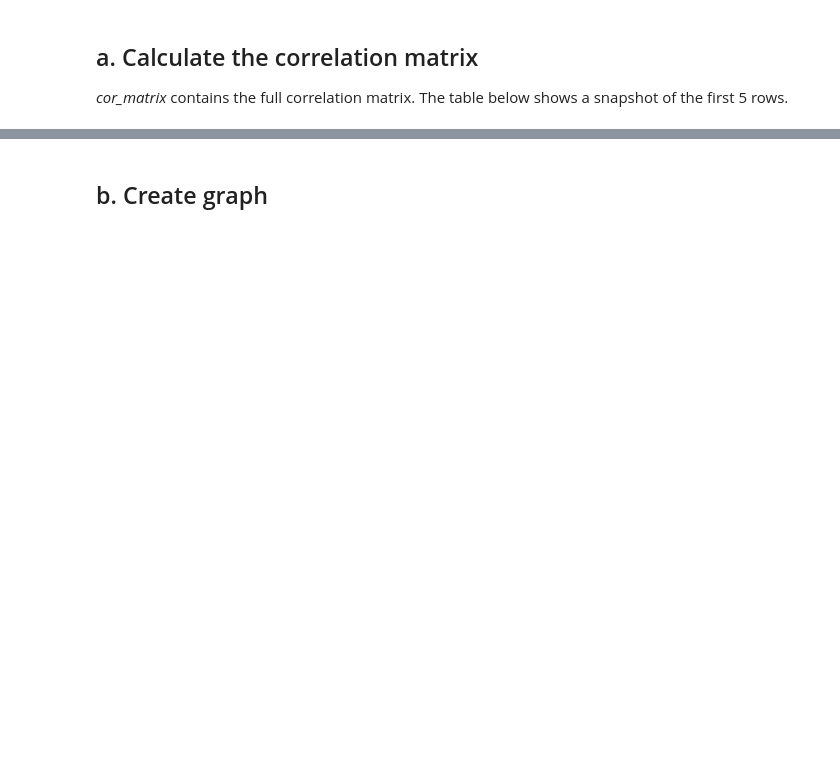
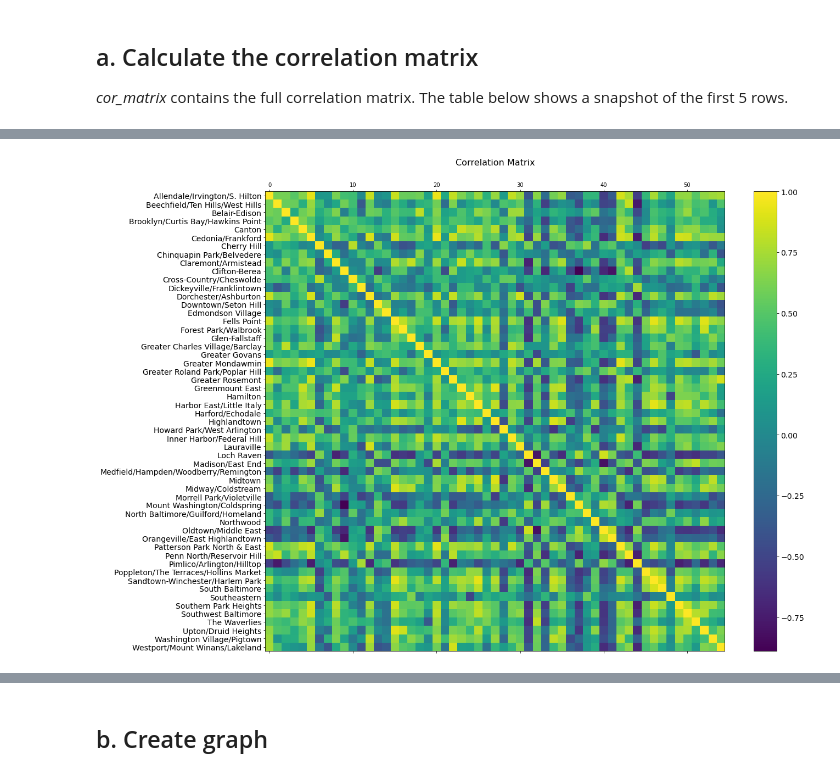
Before and after one commit to BNIA/dataplay, a Jupyter notebook: notebooks/05_Map_Correlation_Networks.ipynb, the cells around one changed output, grey strips where cells are left out. Saved outputs shown, nothing was run; the diff lists cells and outputs as text; code cells hidden in the pictures; blank space fills up the shorter version.

```diff
--- a/notebooks/05_Map_Correlation_Networks.ipynb
+++ b/notebooks/05_Map_Correlation_Networks.ipynb
@@ -163,3 +181,17 @@ cor_matrix.head(1)
+# %%
+df = vs10to19Indt.copy()
+import matplotlib.pyplot as plt
+f = plt.figure(figsize=(19, 15))
+plt.matshow(df.corr(), fignum=f.number)
+irange = range(df.select_dtypes(['number']).shape[1])
+labels = df.select_dtypes(['number']).columns
+# plt.xticks(irange, labels, fontsize=14, rotation=45)
+plt.yticks(irange, labels, fontsize=14)
+cb = plt.colorbar()
+cb.ax.tick_params(labelsize=14)
+plt.title('Correlation Matrix', fontsize=16);
+# %% [output]
+[figure, added]
 # %%
 #extracts the indices from the correlation matrix
 lblVals = cor_matrix.index.values
```
Also changed, not shown: parts of 25 cells of this notebook, 40 other files.
